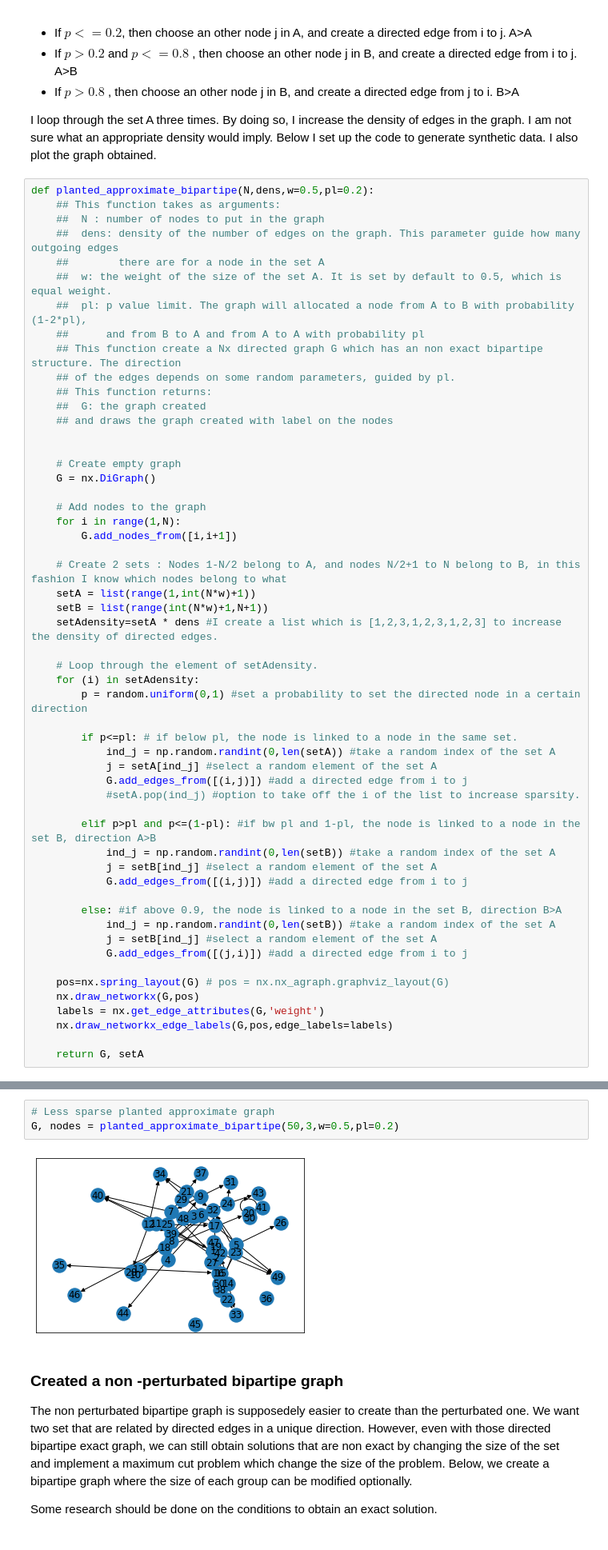
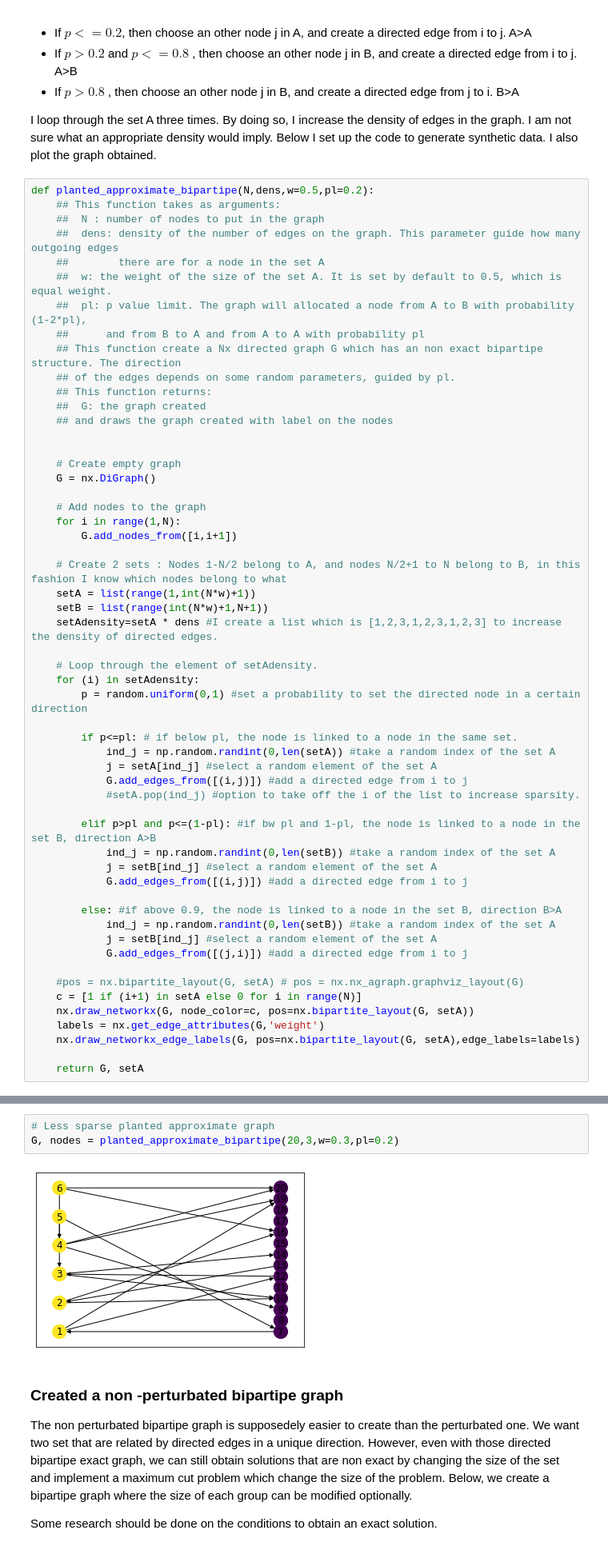
Before and after one commit to jiaao-wang98/quantum_anneling, a Jupyter notebook: Directed Networks.ipynb, the cells around one changed output, grey strips where cells are left out. Shown: that part at 80% size. Saved outputs shown, nothing was run; the diff lists cells and outputs as text.

```diff
--- a/Directed Networks.ipynb
+++ b/Directed Networks.ipynb
@@ -75,10 +75,11 @@ def planted_approximate_bipartipe(N,dens,w=0.5,pl=0.2):
             j = setB[ind_j] #select a random element of the set A
             G.add_edges_from([(j,i)]) #add a directed edge from i to j
 
-    pos=nx.spring_layout(G) # pos = nx.nx_agraph.graphviz_layout(G)
-    nx.draw_networkx(G,pos)
+    #pos = nx.bipartite_layout(G, setA) # pos = nx.nx_agraph.graphviz_layout(G)
+    c = [1 if (i+1) in setA else 0 for i in range(N)]
+    nx.draw_networkx(G, node_color=c, pos=nx.bipartite_layout(G, setA))
     labels = nx.get_edge_attributes(G,'weight')
-    nx.draw_networkx_edge_labels(G,pos,edge_labels=labels)
+    nx.draw_networkx_edge_labels(G, pos=nx.bipartite_layout(G, setA),edge_labels=labels)
 
     return G, setA
 # %%
@@ -89,8 +90,8 @@ G, nodes = planted_approximate_bipartipe(10,1,w=0.5,pl=0.2)
 # %%
 # Less sparse planted approximate graph
-G, nodes = planted_approximate_bipartipe(50,3,w=0.5,pl=0.2)
+G, nodes = planted_approximate_bipartipe(20,3,w=0.3,pl=0.2)
 # %% [output]
-[figure, old version]
+[figure, new version]
 # %% [markdown]
 ### Created a non -perturbated bipartipe graph
 
```
Also changed, not shown: parts of 13 cells of this notebook, 3 other files.
